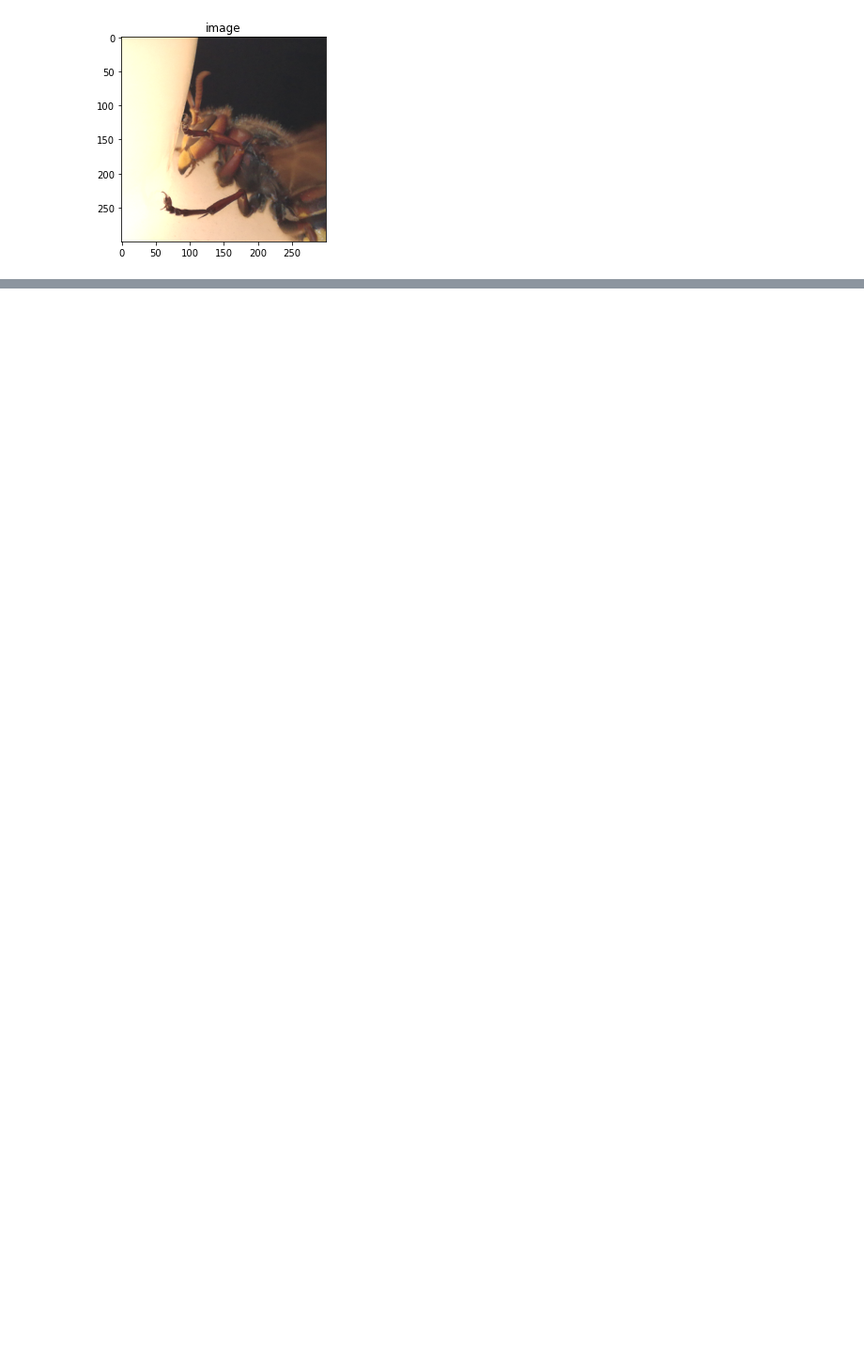
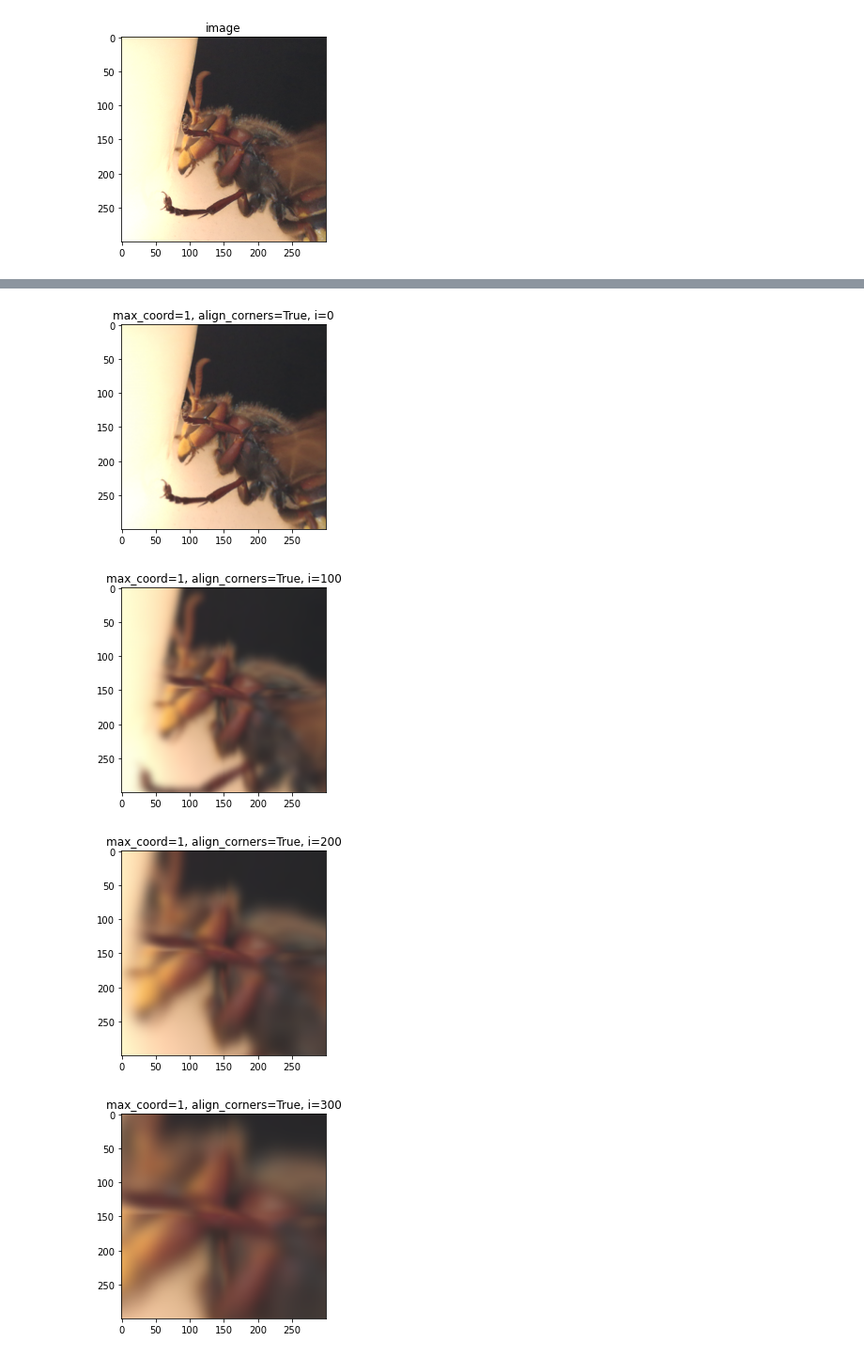
Before and after one commit to Ivan1248/vidlu, a Jupyter notebook: scripts/mini_experiments/grid_sample_align_corners/grid_sample_align_corners.ipynb, the cells around one changed output, grey strips where cells are left out. Shown at 94% size. Cells and saved outputs as stored; diff of their text form; code cells hidden in the pictures; blank space fills up the shorter version.

Commit message:
Update grid_sample_align_corners notebook

```diff
--- a/scripts/mini_experiments/grid_sample_align_corners/grid_sample_align_corners.ipynb
+++ b/scripts/mini_experiments/grid_sample_align_corners/grid_sample_align_corners.ipynb
@@ -19,9 +19,10 @@ show(x, "image")
 [figure]
 # %%
 grid1 = vmf.grid_2d(1, *im.size)  # (-1, -1) to (1, 1)
-grid2 = F.affine_grid(torch.eye(2, 3)[None, ...], size=x.shape)  # (-1 + 0.5/H, -1 + 0.5/W) to (1 - 0.5/H, 1 - 0.5/W)
+grid2 = F.affine_grid(torch.eye(2, 3)[None, ...], size=x.shape, align_corners=False)  # (-1 + 0.5/H, -1 + 0.5/W) to (1 - 0.5/H, 1 - 0.5/W)
+print(grid2.shape)
 
-assert torch.all(torch.isclose(grid2, grid1 * (1 - 0.5/x.shape[2]*2)))
+#assert torch.all(torch.isclose(grid2, grid1 * (1 - 0.5/x.shape[2]*2)))
 print(grid1.max().item(), grid2.max().item())
 
 for gr in [grid1, grid2]:
@@ -35,3 +37,15 @@ for gr in [grid1, grid2]:
 [figure]
 [figure]
 [figure]
+# %%
+align_corners = True
+x_s = F.grid_sample(x, gr, align_corners=align_corners)
+for i in range(500):
+    x_s = F.grid_sample(x_s, gr, align_corners=align_corners)
+    if i % 100 == 0:
+        show(x_s, f"max_coord=1, {align_corners=}, {i=}")
+# %% [output]
+[figure, added]
+[figure, added]
+[figure, added]
+[figure, added]
```
Also changed, not shown: parts of 2 cells of this notebook.
